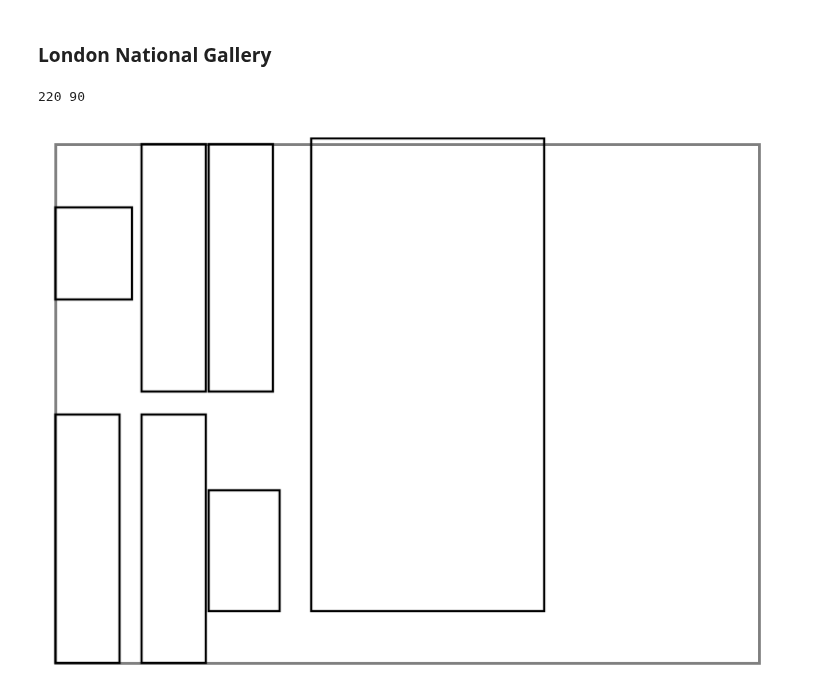
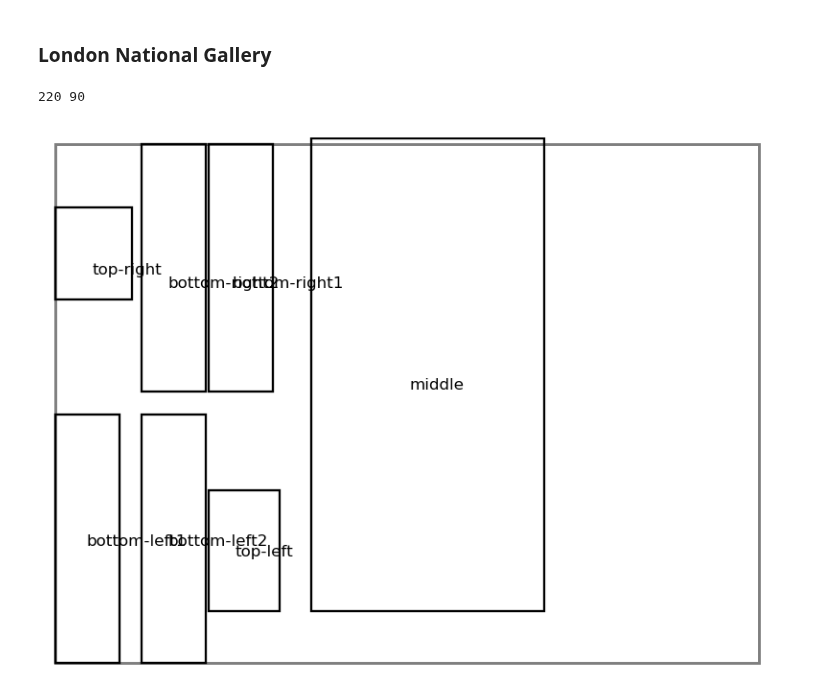
Before and after one commit to TaIos/master-thesis, a Jupyter notebook: src/notebooks/best_solution_visualizer.ipynb, the cells around one changed output. Cells and saved outputs as stored; diff of their text form; code cells hidden in the pictures.

```diff
--- a/src/notebooks/best_solution_visualizer.ipynb
+++ b/src/notebooks/best_solution_visualizer.ipynb
@@ -429,7 +429,7 @@ drawComputationResult(cluster_4_5_ga[0], 'cluster_4_5_ga', dim=(-1, 41, -1, 32),
 ### London National Gallery
 # %%
 londonRes = loadComputationResultsFromDirectoryRec('/home/slarty/Documents/master-thesis/src/notebooks/out/test', sort=True)
-drawComputationResult(londonRes[2], 'london_nationa_gallery_ga', dim=(-1, 220, -1, 86), show_ident=False)
+drawComputationResult(londonRes[2], 'london_nationa_gallery_ga', dim=(-1, 220, -1, 86), show_ident=True)
 # %% [output]
 220 90
-[figure, old version]
+[figure, new version]
```
Also changed, not shown: 3 other files.
